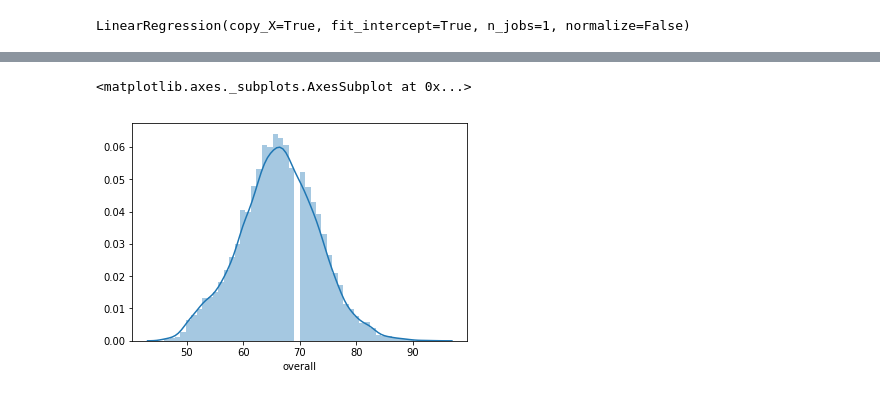
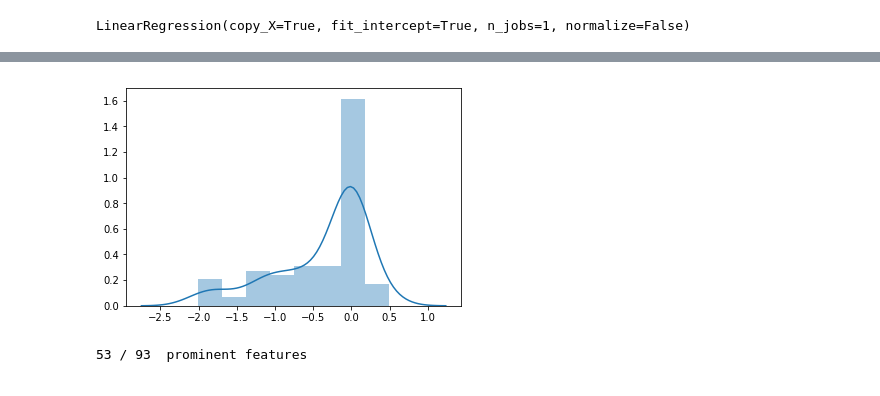
Before and after one commit to nbabulkov/fmi-machine-learning, a Jupyter notebook: Fifa.ipynb, the cells around one changed output, grey strips where cells are left out. Cells and saved outputs as stored; diff of their text form; code cells hidden in the pictures.

```diff
--- a/Fifa.ipynb
+++ b/Fifa.ipynb
@@ -300,5 +305,0 @@ regressor.score(x_test, y_test)
-# %%
-sns.distplot(overall)
-# %% [output]
-<matplotlib.axes._subplots.AxesSubplot at 0x...>
-[figure, removed]
@@ -307,0 +306,14 @@ scores = cross_val_score(LinearRegression(), stats, overall, cv=10)
+# %%
+# Distribution of coefficents
+sns.distplot(regressor.coef_);
+# %% [output]
+[figure, added]
+# %%
+# Taking only the highest coefficents
+high_coefs = regressor.coef_[np.abs(regressor.coef_) > 0.3]
+cols = x_train.columns[np.abs(regressor.coef_) > 0.3]
+print(len(x_train.columns) - len(cols), "/", len(x_train.columns), " prominent features")
+
+# Using lasso to remove some features could get better score:
+# %% [output]
+53 / 93  prominent features
```
Also changed, not shown: parts of 18 cells of this notebook.
